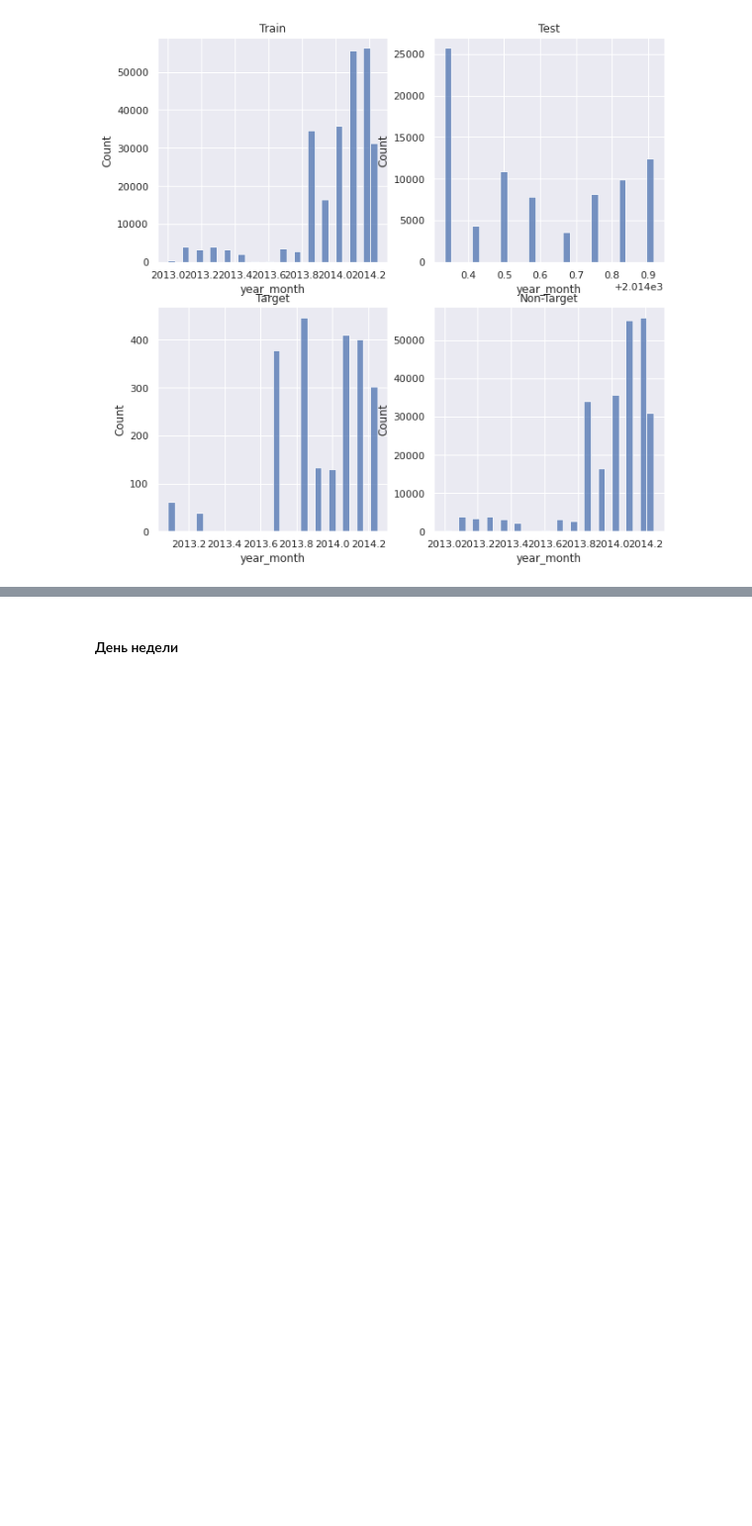
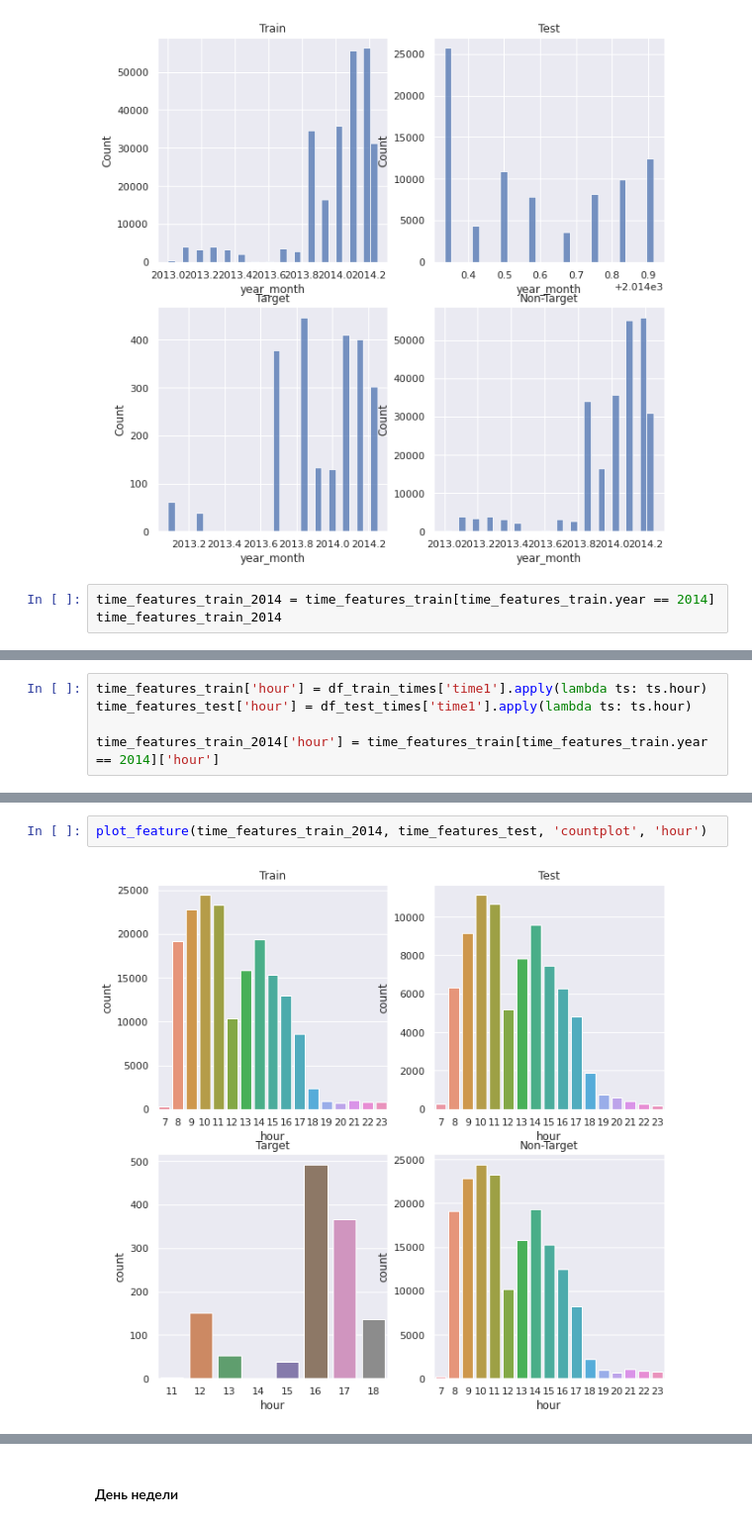
Before and after one commit to Uniholder/Specialization-Yandex-MIPT, a Jupyter notebook: 6_Final_projects/1_user_identification/kaggle/eda.ipynb, the cells around one changed output, grey strips where cells are left out. Shown at 99% size. Drawn from its saved outputs; the diff is of its cells as text; blank space fills up the shorter version.

```diff
--- a/6_Final_projects/1_user_identification/kaggle/eda.ipynb
+++ b/6_Final_projects/1_user_identification/kaggle/eda.ipynb
@@ -234,3 +162,6 @@ time_features_test['year_month'] = df_test_times['time1'].apply(lambda ts: ts.ye
 plot_feature(time_features_train, time_features_test, 'histplot', 'year_month', bins=30)
 # %% [output]
 [figure]
+# %%
+time_features_train_2014 = time_features_train[time_features_train.year == 2014]
+time_features_train_2014
@@ -236,0 +185,5 @@ plot_feature(time_features_train, time_features_test, 'histplot', 'year_month',
+# %%
+time_features_train['hour'] = df_train_times['time1'].apply(lambda ts: ts.hour)
+time_features_test['hour'] = df_test_times['time1'].apply(lambda ts: ts.hour)
+
+time_features_train_2014['hour'] = time_features_train[time_features_train.year == 2014]['hour']
@@ -236,0 +194,4 @@ plot_feature(time_features_train, time_features_test, 'histplot', 'year_month',
+# %%
+plot_feature(time_features_train_2014, time_features_test, 'countplot', 'hour')
+# %% [output]
+[figure, added]
```
Also changed, not shown: parts of 63 cells of this notebook, 1 other file.
